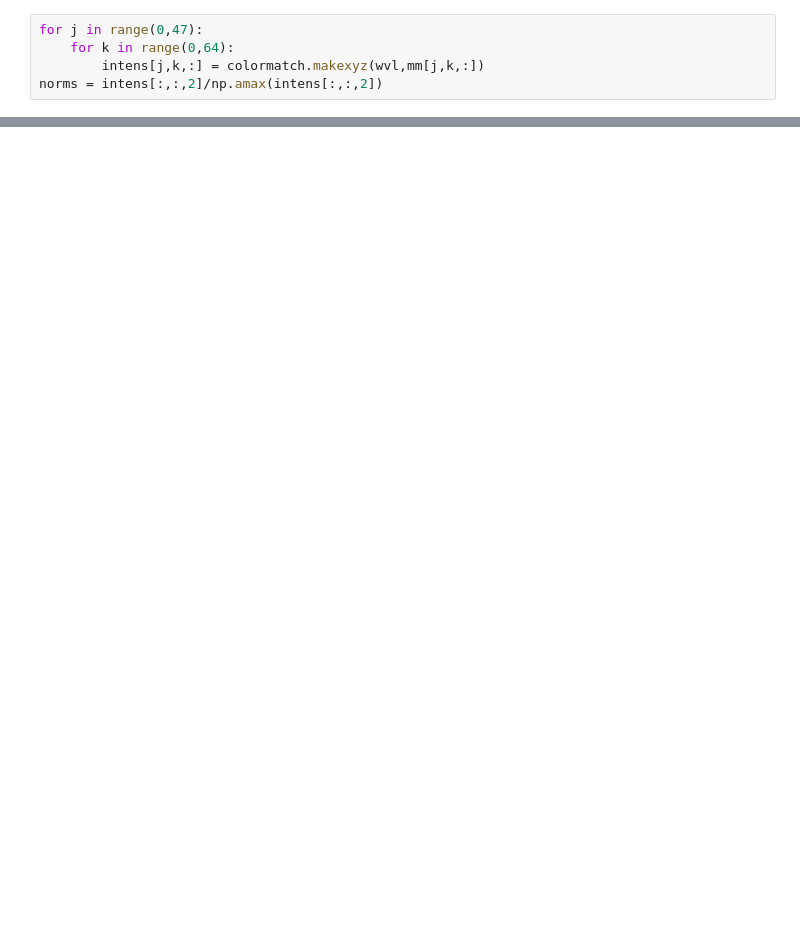
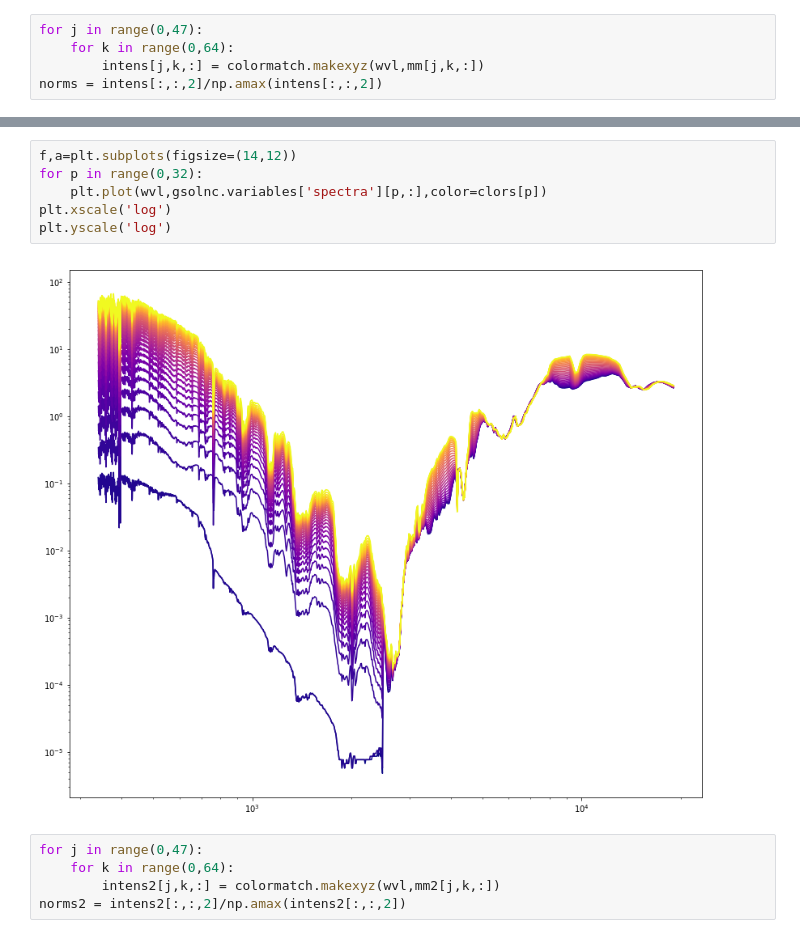
Before and after one commit to alphaparrot/GCMscope, a Jupyter notebook: colortest.ipynb, the cells around one changed output, grey strips where cells are left out. Saved outputs shown, nothing was run; the diff lists cells and outputs as text; blank space fills up the shorter version.

```diff
--- a/colortest.ipynb
+++ b/colortest.ipynb
@@ -180,0 +221,13 @@ plt.yticks([])
+# %%
+f,a=plt.subplots(figsize=(14,12))
+for p in range(0,32):
+    plt.plot(wvl,gsolnc.variables['spectra'][p,:],color=clors[p])
+plt.xscale('log')
+plt.yscale('log')
+# %% [output]
+[figure, added]
+# %%
+for j in range(0,47):
+    for k in range(0,64):
+        intens2[j,k,:] = colormatch.makexyz(wvl,mm2[j,k,:])
+norms2 = intens2[:,:,2]/np.amax(intens2[:,:,2])
```
Also changed, not shown: parts of 47 cells of this notebook, 1 other file.
